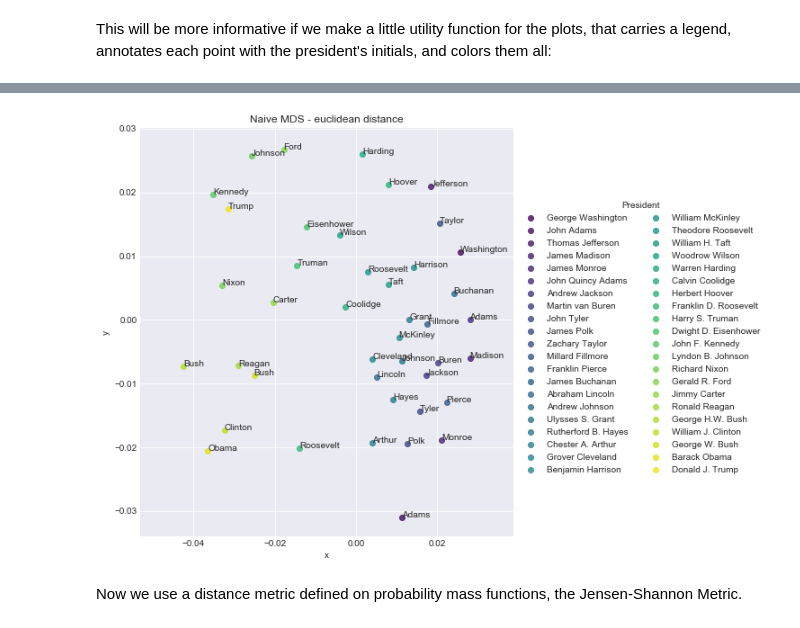
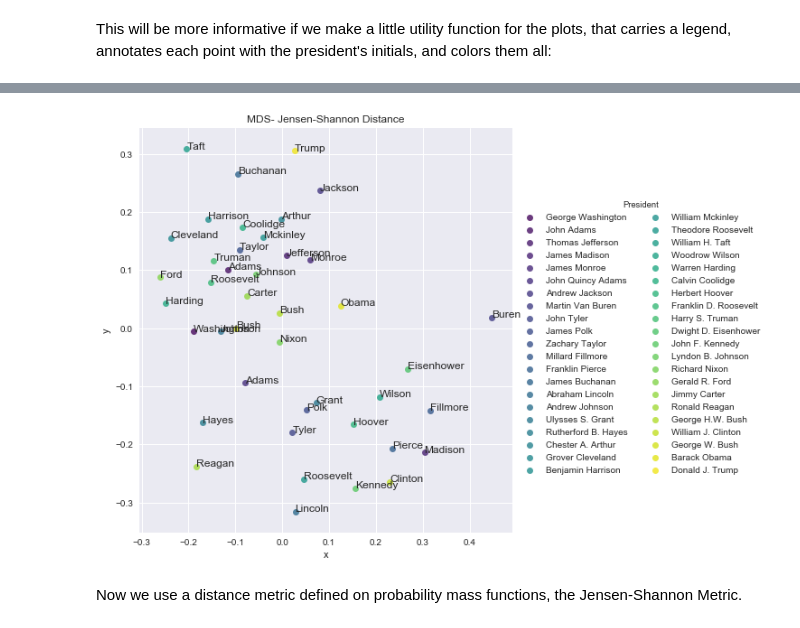
Before and after one commit to jacobakh/StateofUnionSpeechs, a Jupyter notebook: state_of_the_union_analysis-p4.ipynb, the cells around one changed output, grey strips where cells are left out. Cells and saved outputs as stored; diff of their text form; code cells hidden in the pictures.

```diff
--- a/state_of_the_union_analysis-p4.ipynb
+++ b/state_of_the_union_analysis-p4.ipynb
@@ -109,2 +70,8 @@ And `pmn` is a normalized version that turns counts into probability distributio
+# %%
+def normalize(X):
+    """Standardize a matrix X"""
+    return((X / X.sum(0)))
+
+pmn = normalize(president_speech_matrix.transpose())
 # %% [markdown]
 Sanity check: all columns should sum to 1.
@@ -172,11 +165,11 @@ MDS =  manifold.MDS(dissimilarity="precomputed")
 # transform to lower dimensional representation with euclidean distance
 lower_JS = MDS.fit_transform(JS_dis)
 
-# euc_points = MDS.fit_transform(euc_dis) #Euclidean MDS points
+euc_points = MDS.fit_transform(euc_dis) #Euclidean MDS points
 JS_points = MDS.fit_transform(JS_dis)
 fig, ax = plt.subplots()
 ax.scatter(JS_points[:,0], JS_points[:,1])
 ax.set_title('Naive MDS - JS distance')
 for i, txt in enumerate(list(pmn.columns)):
-   ax.annotate(txt, (JS_points[i,0], JS_points[i,1]))
+    ax.annotate(txt, (JS_points[i,0], JS_points[i,1]))
 # %% [output]
@@ -188,11 +179,28 @@ This will be more informative if we make a little utility function for the plots
 # %%
-pres_names = pd.DataFrame(list(pmn.columns))
-JS_points_df = pd.DataFrame((JS_points))
-pres_names['tmp'] = range(0,42)
-JS_points_df['tmp'] = range(0,42)
-df = pd.merge(JS_points_df, pres_names, on=['tmp'], how='outer')
-df = df.drop('tmp', axis=1)
-df.columns = ['x', 'y', 'President']
+# pres_names = pd.DataFrame(list(pmn.columns))
+# JS_points_df = pd.DataFrame((JS_points))
+# pres_names['tmp'] = range(0,42)
+# JS_points_df['tmp'] = range(0,42)
+# df = pd.merge(JS_points_df, pres_names, on=['tmp'], how='outer')
+# df = df.drop('tmp', axis=1)
+# df.columns = ['x', 'y', 'President']
+
+
+#Create dataframe builder data frame
+def build_dataframe(d1, d2):
+    df1 = pd.DataFrame(d1)
+    df2 = pd.DataFrame(d2)
+    df1['tmp'] = range(0,len(df1))
+    df2['tmp'] = range(0,len(df2))
+    df = pd.merge(df1, df2, on = ['tmp'], how = 'outer')
+    df = df.drop('tmp', axis = 1)
+    df.columns = ['x', 'y', 'President']
+    df['President'] = df.President.str.title()
+    return df
+
+JS_MDS_df = build_dataframe(JS_points, president_names)
+Euc_MDS_df = build_dataframe(euc_points, president_names)
+
 #sns.lmplot(x = df['x_coordinate'], y = df['y_coordinate'], data = df['President'])
 #df.sort_index(df.iloc['x_coordinate'])
 #df.sort_values(df['x_coordinate'])
@@ -255,7 +261,7 @@ def plot_embedding(data, title='MDS Embedding', savepath=None, palette='viridis'
     last_name=[name.split(' ')[-1] for name in pres_name]
 
     g=sns.lmplot(x = 'x', y = 'y', data = data, hue = 'President', fit_reg=False,
-                palette=palette, legend=False, size=size, scatter_kws={"s:100"})
+                palette=palette, legend=False, size=size)#, scatter_kws={"s:100"})
 
     g.add_legend(ncol=2)
 
@@ -283,7 +289,7 @@ TypeError: 'set' object does not support item assignment
 # %%
-plot_embedding(embed_peu, 'Naive MDS - euclidean distance', 'fig/mds_naive.png', annotate='name');
+plot_embedding(JS_MDS_df, 'MDS- Jensen-Shannon Distance', 'fig/mds_jsdiv.png', annotate = 'name');
 # %% [output]
-[figure, old version]
+[figure, new version]
 # %% [markdown]
 Now we use a distance metric defined on probability mass functions, the Jensen-Shannon Metric.
 # %%
```
Also changed, not shown: parts of 31 cells of this notebook, 2 other files.
